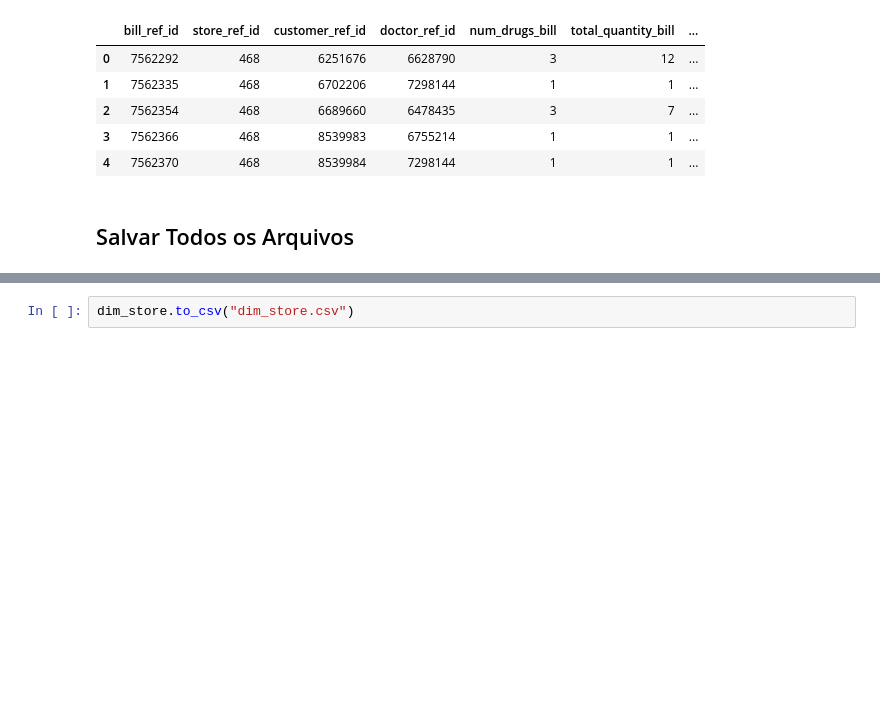
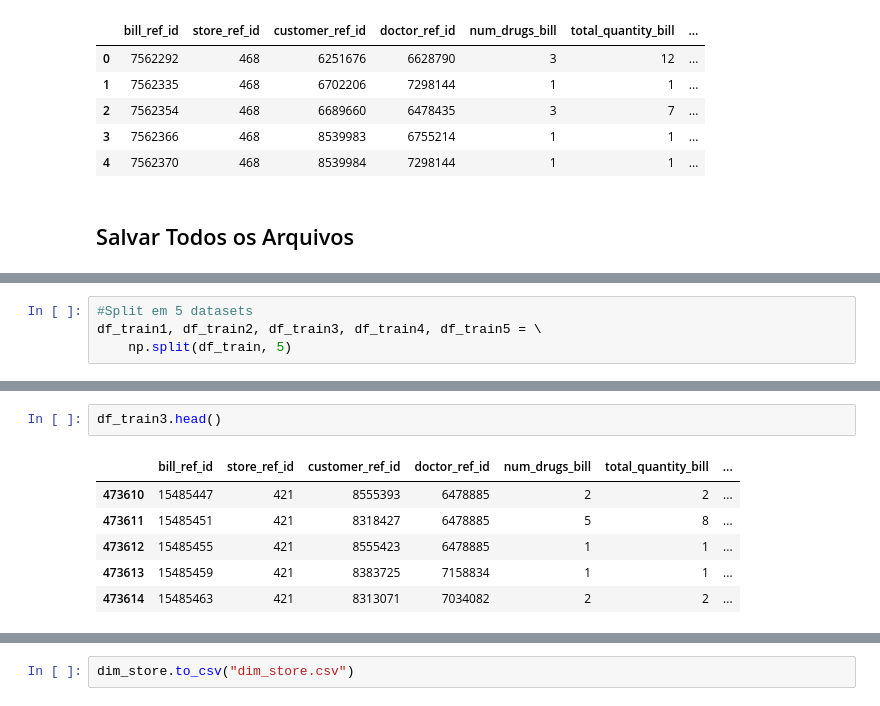
Before and after one commit to JairOliveira2014/DataScience_Estudos, a Jupyter notebook: DSP_Data/Create_dimensions.ipynb, the cells around one changed output, grey strips where cells are left out. Drawn from its saved outputs; the diff is of its cells as text; blank space fills up the shorter version.

```diff
--- a/DSP_Data/Create_dimensions.ipynb
+++ b/DSP_Data/Create_dimensions.ipynb
@@ -239 +241,5 @@ df_train.head()
 df_train.to_csv("bill_fact.csv")
+# %%
+#Split em 5 datasets
+df_train1, df_train2, df_train3, df_train4, df_train5 = \
+    np.split(df_train, 5)
@@ -239,0 +259,9 @@ df_train.to_csv("bill_fact.csv")
+# %%
+df_train3.head()
+# %% [output]
+|  | bill_ref_id | store_ref_id | customer_ref_id | doctor_ref_id | num_drugs_bill | total_quantity_bill | ... |
+| 473610 | 15485447 | 421 | 8555393 | 6478885 | 2 | 2 | ... |
+| 473611 | 15485451 | 421 | 8318427 | 6478885 | 5 | 8 | ... |
+| 473612 | 15485455 | 421 | 8555423 | 6478885 | 1 | 1 | ... |
+| 473613 | 15485459 | 421 | 8383725 | 7158834 | 1 | 1 | ... |
+| 473614 | 15485463 | 421 | 8313071 | 7034082 | 2 | 2 | ... |
```
Also changed, not shown: parts of 10 cells of this notebook.
